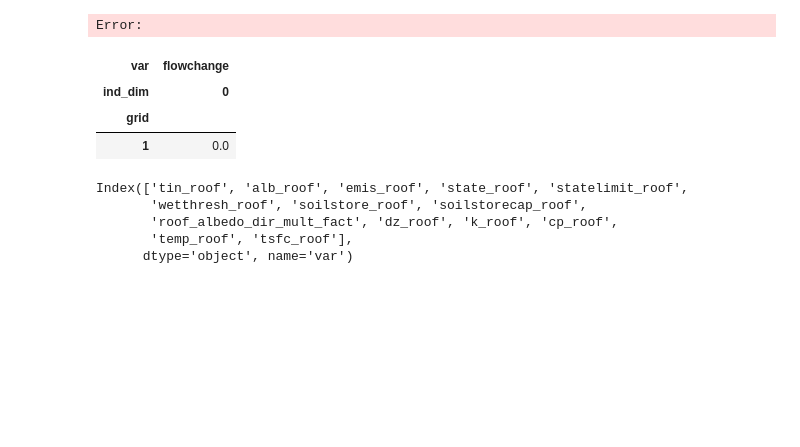
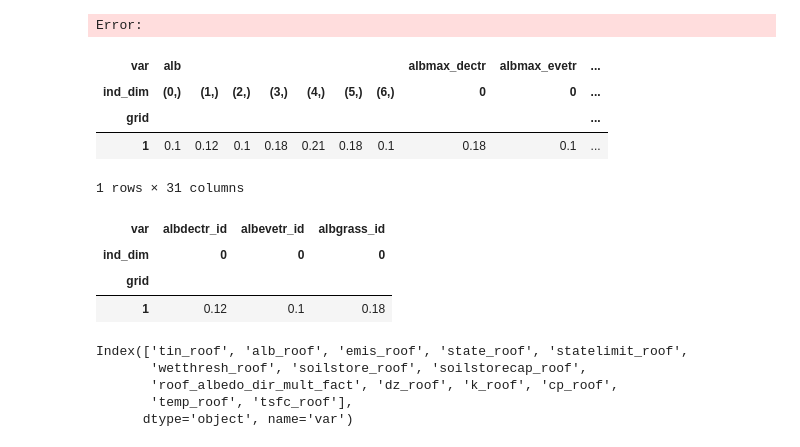
Before and after one commit to sj-mei/SUEWS, a Jupyter notebook: schema/dev/convert-yml-df.ipynb, the cells around one changed output. Saved outputs shown, nothing was run; the diff lists cells and outputs as text; code cells hidden in the pictures; blank space fills up the shorter version.

```diff
--- a/schema/dev/convert-yml-df.ipynb
+++ b/schema/dev/convert-yml-df.ipynb
@@ -304,13 +304,19 @@ Error:
 from def_config_suews import SurfaceProperties, StorageDrainParams, ThermalLayer
 
 basic_surface_properties = SurfaceProperties(storedrainprm=StorageDrainParams(), thermal_layers=ThermalLayer(),)
-# %%
-df_state.filter(like='flowchange')
-# %% [output]
-| var | flowchange |
-| ind_dim | 0 |
-| grid |  |
-| 1 | 0.0 |
+# %%
+df_state.filter(like='alb')
+df_state.filter(like='alb').filter(like='id')
+# %% [output]
+| var | alb |  |  |  |  |  |  | albmax_dectr | albmax_evetr | ... |
+| ind_dim | (0,) | (1,) | (2,) | (3,) | (4,) | (5,) | (6,) | 0 | 0 | ... |
+| grid |  |  |  |  |  |  |  |  |  | ... |
+| 1 | 0.1 | 0.12 | 0.1 | 0.18 | 0.21 | 0.18 | 0.1 | 0.18 | 0.1 | ... |
+1 rows × 31 columns
+| var | albdectr_id | albevetr_id | albgrass_id |
+| ind_dim | 0 | 0 | 0 |
+| grid |  |  |  |
+| 1 | 0.12 | 0.1 | 0.18 |
 # %%
 df_state.filter(like='roof').columns.remove_unused_levels().levels[0]
 # df_state.filter(like='wall')
```
Also changed, not shown: parts of 2 cells of this notebook, 2 other files.
